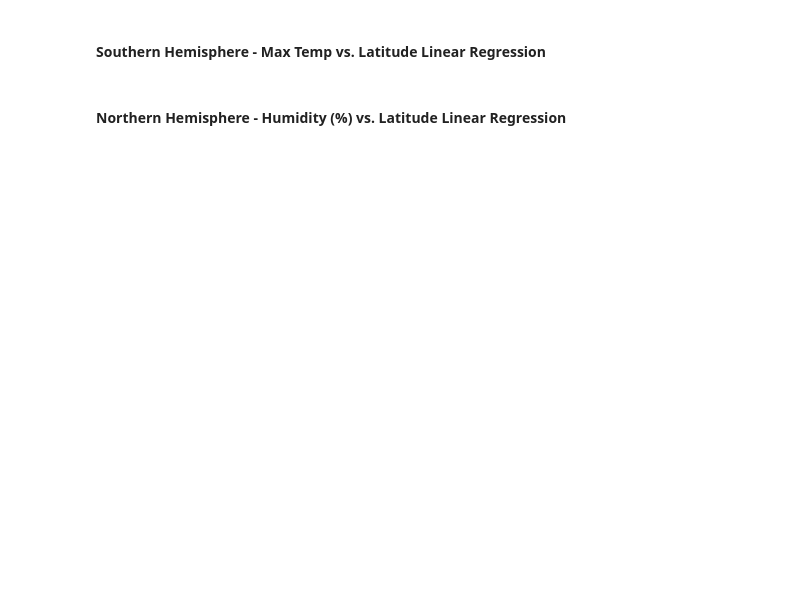
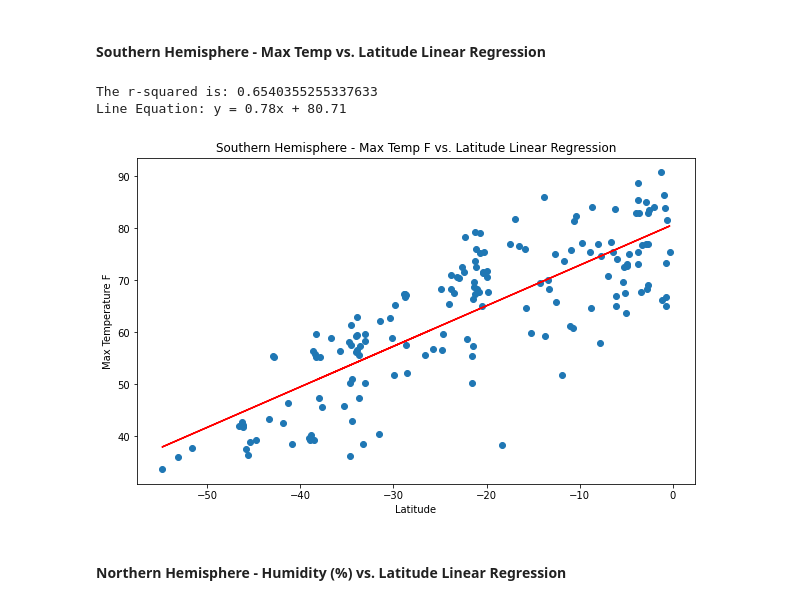
Before and after one commit to kramana193/python-api-challenge, a Jupyter notebook: Intro_files/starter_code/WeatherPy.ipynb, the cells around one changed output. Saved outputs shown, nothing was run; the diff lists cells and outputs as text; code cells hidden in the pictures; blank space fills up the shorter version.

```diff
--- a/Intro_files/starter_code/WeatherPy.ipynb
+++ b/Intro_files/starter_code/WeatherPy.ipynb
@@ -437,31 +476,35 @@ plt.show()
 # %% [markdown]
 ####  Southern Hemisphere - Max Temp vs. Latitude Linear Regression
 # %%
-y_axis = Sth_hemp['Max Temp']
+y_axis = Sth_hemp['Max Temp F']
 latitude = Sth_hemp['Lat']
 correlation = st.pearsonr(latitude, y_axis)
 x_label = f"Latitude"
-y_label = f"Max Temperature"
-plot_title = "Southern Hemisphere - Max Temp vs. Latitude Linear Regression"
+y_label = f"Max Temperature F"
+plot_title = "Southern Hemisphere - Max Temp F vs. Latitude Linear Regression"
 (slope, intercept, rvalue, pvalue, stderr) = linregress(latitude, y_axis)
 regress_values = (latitude * slope) + intercept
 line_eq = "y = " + str(round(slope,2)) + "x + " + str(round(intercept,2))
 plt.figure(figsize=(10, 6))
 plt.scatter(latitude, y_axis)
 plt.plot(latitude, regress_values, "r-")
 # plt.annotate(line_eq,(-20, 283),fontsize=12,color="red")
 plt.xlabel(x_label)
 plt.ylabel(y_label)
 plt.title(plot_title)
 print(f"The r-squared is: {rvalue**2}")
 print(f"Line Equation: {line_eq}")
 
 filename = plot_title.replace('.', '')
 
 for invalid_charater in invalid_characters:
     filename = filename.replace(invalid_charater, '_')
 
 plt.savefig("Images/" + filename + ".png", facecolor="white")
 plt.show()
+# %% [output]
+The r-squared is: 0.6540355255337633
+Line Equation: y = 0.78x + 80.71
+[figure, added]
 # %% [markdown]
 ####  Northern Hemisphere - Humidity (%) vs. Latitude Linear Regression
```
Also changed, not shown: parts of 12 cells of this notebook, 12 other files.
